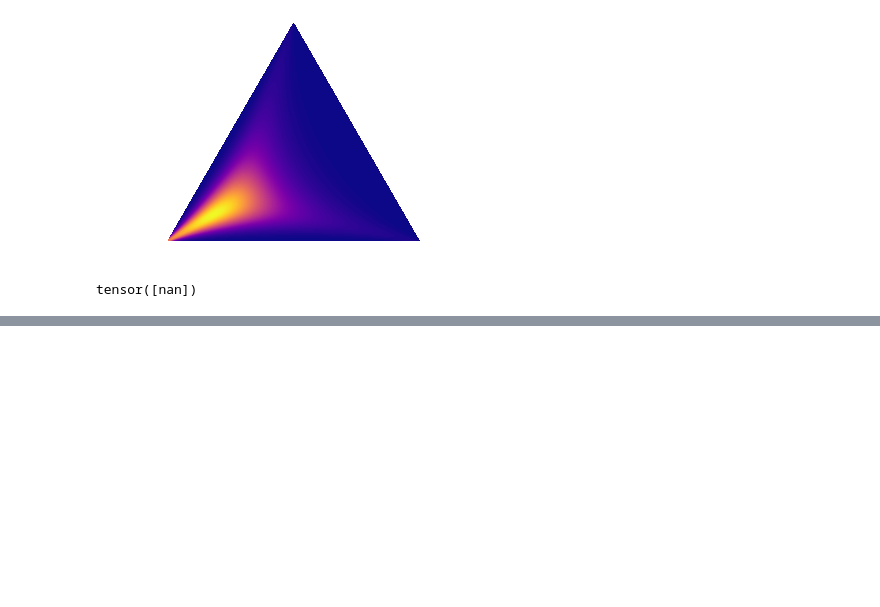
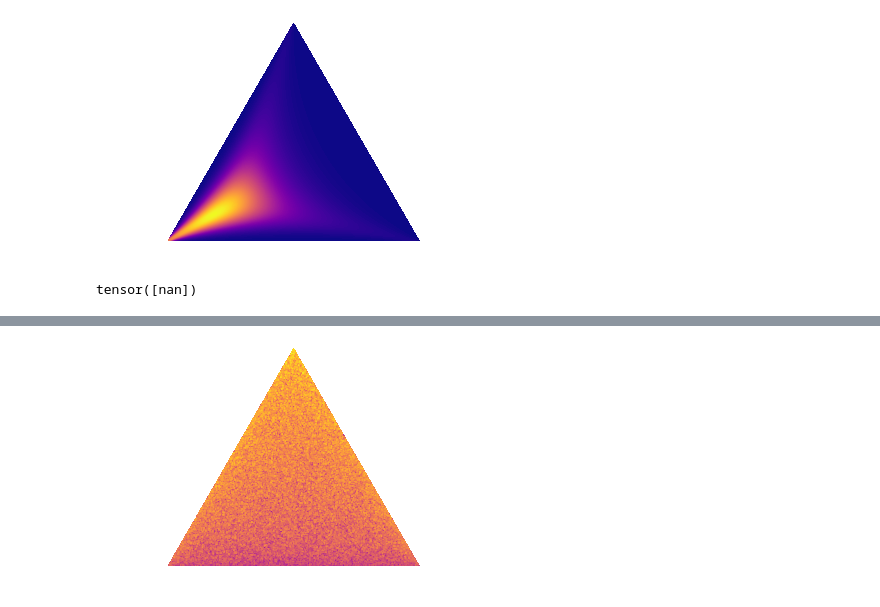
Before and after one commit to bahleg/tex_phd, a Jupyter notebook: doc/plots/notebooks/gumbel_softmax.ipynb, the cells around one changed output, grey strips where cells are left out. Cells and saved outputs as stored; diff of their text form; code cells hidden in the pictures; blank space fills up the shorter version.

```diff
--- a/doc/plots/notebooks/gumbel_softmax.ipynb
+++ b/doc/plots/notebooks/gumbel_softmax.ipynb
@@ -219,0 +255,6 @@ tensor([nan])
+# %%
+#import torch.tensor as t
+te = 1.0
+_= draw_pdf_contours(GS4([np.array([0.99, 0.005, 0.005]).astype(np.float32),np.array([0.005, 0.99, 0.005]).astype(np.float32)],te),  'struct_reg_3', cm='plasma')
+# %% [output]
+[figure, added]
```
Also changed, not shown: parts of 11 cells of this notebook, 3 other files.
